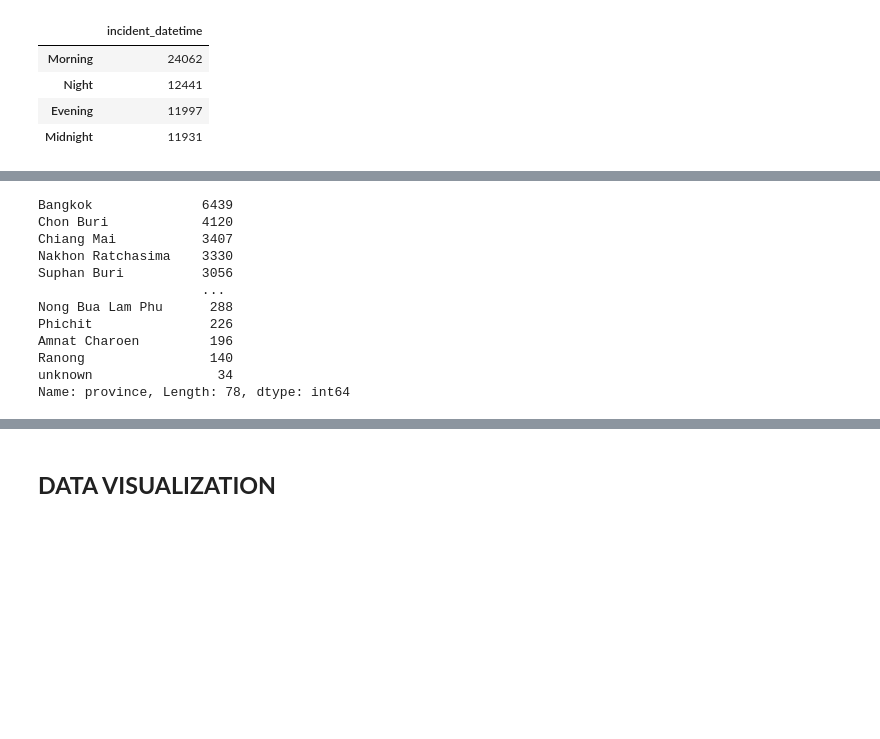
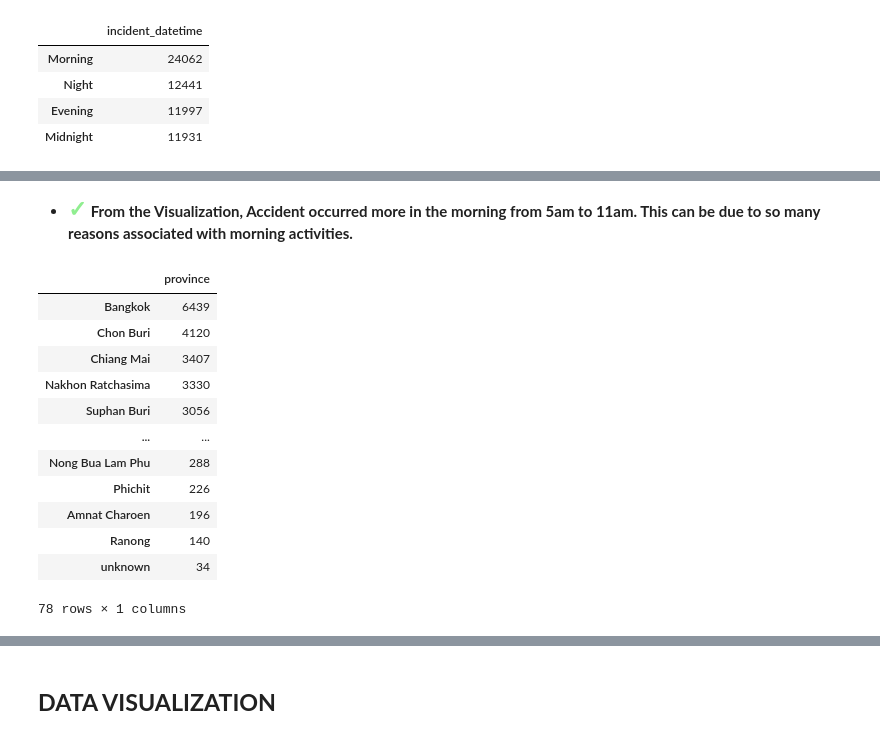
Before and after one commit to LegendSeyi/Thai_Road_Accident_Data_Analysis, a Jupyter notebook: Thai_Road_Accident_data_analysis.ipynb, the cells around one changed output, grey strips where cells are left out. Cells and saved outputs as stored; diff of their text form; code cells hidden in the pictures; blank space fills up the shorter version.

```diff
--- a/Thai_Road_Accident_data_analysis.ipynb
+++ b/Thai_Road_Accident_data_analysis.ipynb
@@ -1096,16 +1110,19 @@ hour
+# %% [markdown]
+* <span style='color: lightgreen ; font-size: 1.5em ; font-weight: bold'>&#10003;</span> **From the Visualization, Accident occurred more in the morning from 5am to 11am. This can be due to so many reasons associated with morning activities.**
 # %%
-province = data['province'].value_counts()
-province
+provinces = data['province'].value_counts().to_frame()
+provinces
 # %% [output]
+|  | province |
+| Bangkok | 6439 |
+| Chon Buri | 4120 |
+| Chiang Mai | 3407 |
+| Nakhon Ratchasima | 3330 |
+| Suphan Buri | 3056 |
+| ... | ... |
+| Nong Bua Lam Phu | 288 |
+| Phichit | 226 |
+| Amnat Charoen | 196 |
+| Ranong | 140 |
+| unknown | 34 |
-Bangkok              6439
-Chon Buri            4120
-Chiang Mai           3407
-Nakhon Ratchasima    3330
-Suphan Buri          3056
-                     ...
-Nong Bua Lam Phu      288
-Phichit               226
-Amnat Charoen         196
-Ranong                140
-unknown                34
-Name: province, Length: 78, dtype: int64
+78 rows × 1 columns
```
Also changed, not shown: parts of 5 cells of this notebook.
